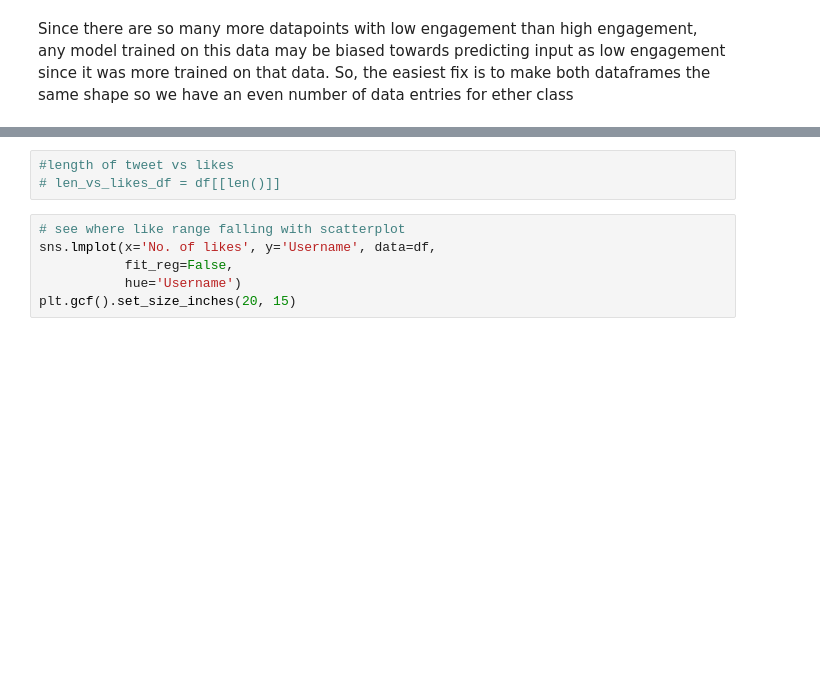
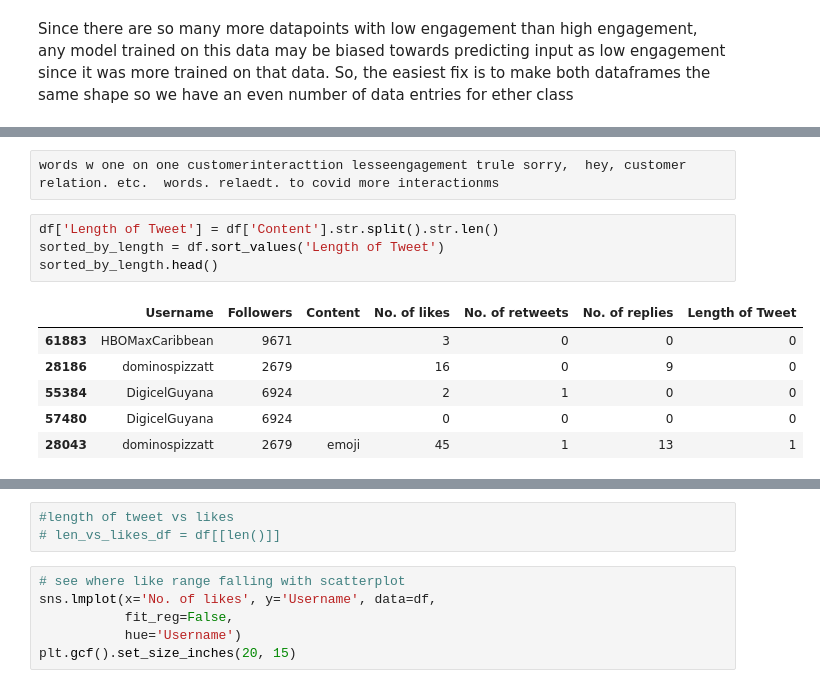
Before and after one commit to adriank112/big-data-project, a Jupyter notebook: Engagement Analysis/Engagement Prediction.ipynb, the cells around one changed output, grey strips where cells are left out. Cells and saved outputs as stored; diff of their text form; blank space fills up the shorter version.

```diff
--- a/Engagement Analysis/Engagement Prediction.ipynb
+++ b/Engagement Analysis/Engagement Prediction.ipynb
@@ -293,0 +277,13 @@ plt.plot(df['Length of Tweet'], df['No. of likes'])
+# %%
+words w one on one customerinteracttion lesseengagement trule sorry,  hey, customer relation. etc.  words. relaedt. to covid more interactionms
+# %%
+df['Length of Tweet'] = df['Content'].str.split().str.len()
+sorted_by_length = df.sort_values('Length of Tweet')
+sorted_by_length.head()
+# %% [output]
+|  | Username | Followers | Content | No. of likes | No. of retweets | No. of replies | Length of Tweet |
+| 61883 | HBOMaxCaribbean | 9671 |  | 3 | 0 | 0 | 0 |
+| 28186 | dominospizzatt | 2679 |  | 16 | 0 | 9 | 0 |
+| 55384 | DigicelGuyana | 6924 |  | 2 | 1 | 0 | 0 |
+| 57480 | DigicelGuyana | 6924 |  | 0 | 0 | 0 | 0 |
+| 28043 | dominospizzatt | 2679 | emoji | 45 | 1 | 13 | 1 |
```
Also changed, not shown: parts of 38 cells of this notebook, 1 other file.
